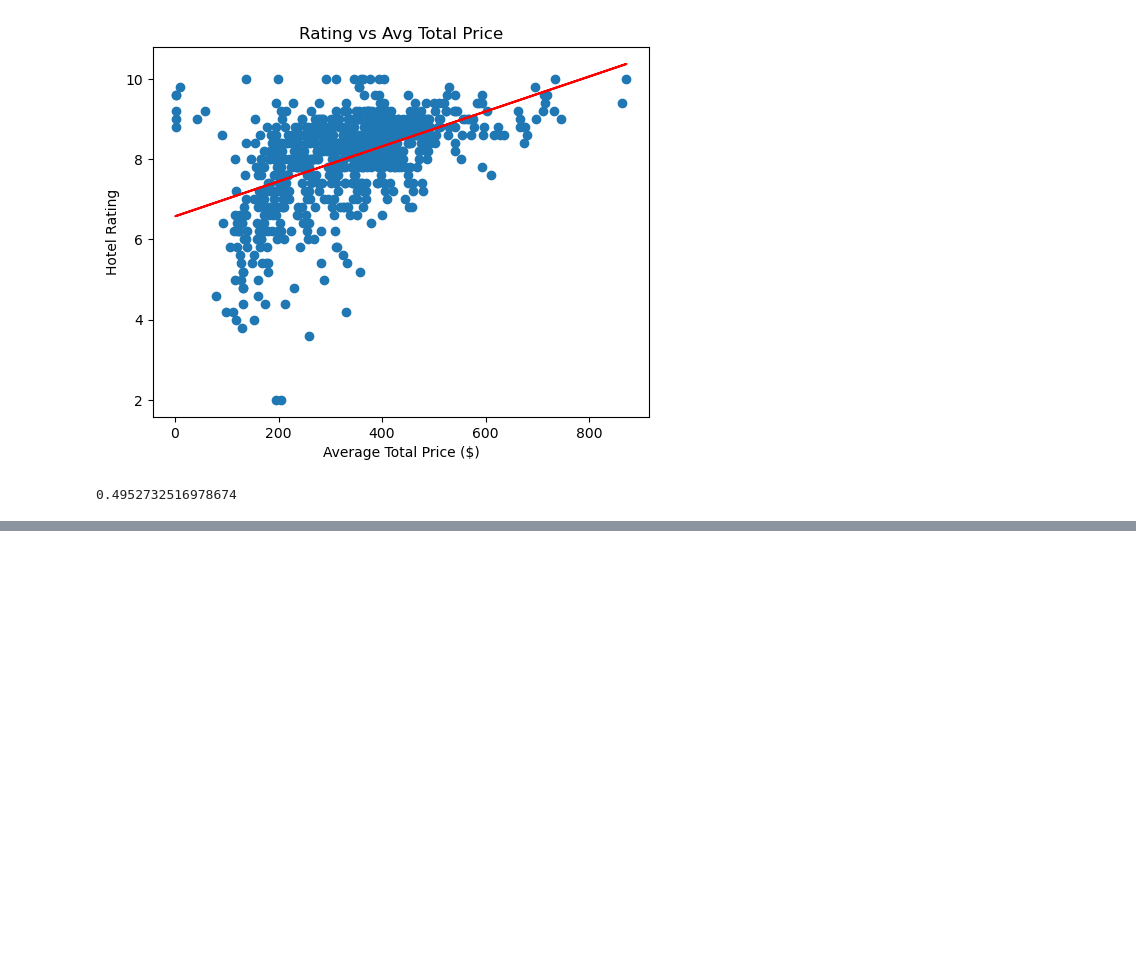
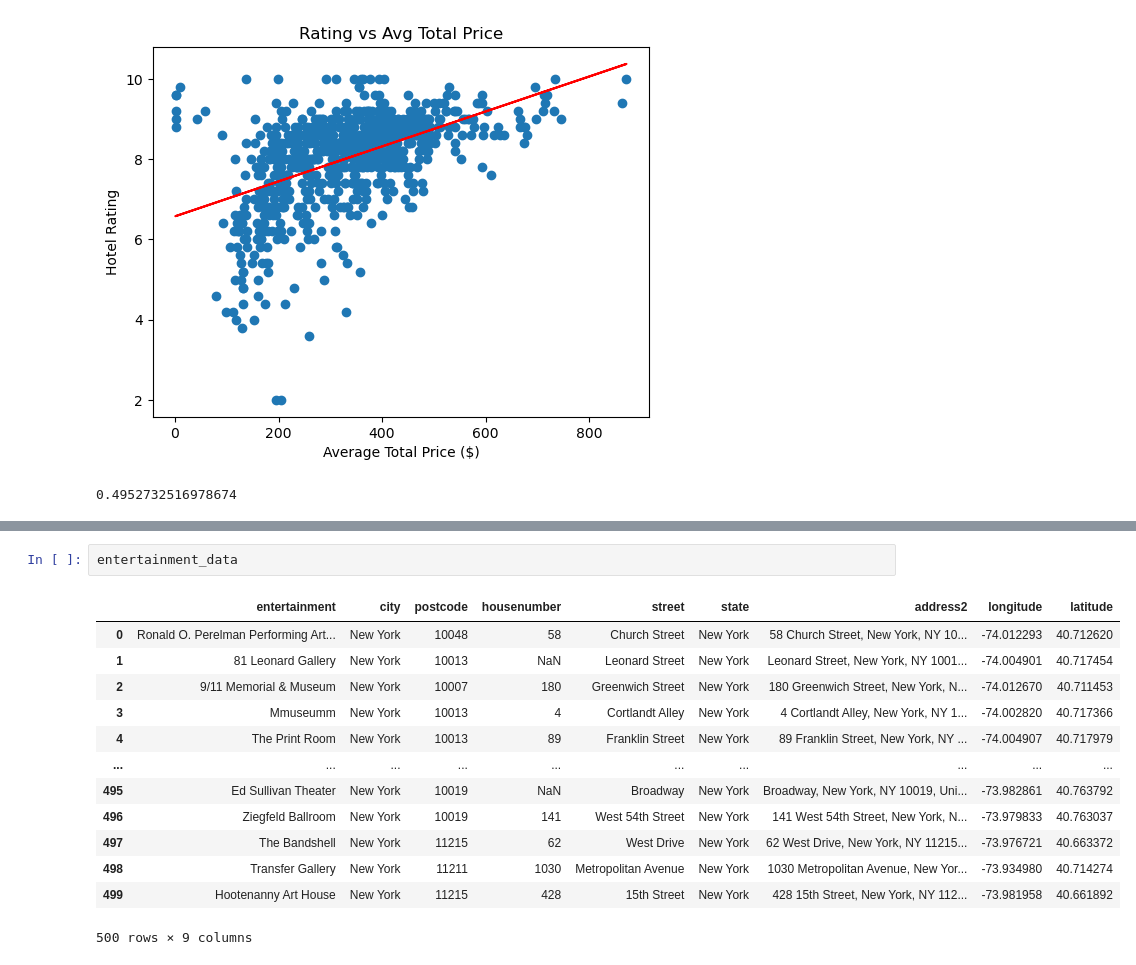
Before and after one commit to mvogel3/travel-guide-project3, a Jupyter notebook: exploratory_analysis.ipynb, the cells around one changed output, grey strips where cells are left out. Saved outputs shown, nothing was run; the diff lists cells and outputs as text; blank space fills up the shorter version.

```diff
--- a/exploratory_analysis.ipynb
+++ b/exploratory_analysis.ipynb
@@ -345,0 +363,16 @@ print(rvalue)
+# %%
+entertainment_data
+# %% [output]
+|  | entertainment | city | postcode | housenumber | street | state | address2 | longitude | latitude |
+| 0 | Ronald O. Perelman Performing Art... | New York | 10048 | 58 | Church Street | New York | 58 Church Street, New York, NY 10... | -74.012293 | 40.712620 |
+| 1 | 81 Leonard Gallery | New York | 10013 | NaN | Leonard Street | New York | Leonard Street, New York, NY 1001... | -74.004901 | 40.717454 |
+| 2 | 9/11 Memorial & Museum | New York | 10007 | 180 | Greenwich Street | New York | 180 Greenwich Street, New York, N... | -74.012670 | 40.711453 |
+| 3 | Mmuseumm | New York | 10013 | 4 | Cortlandt Alley | New York | 4 Cortlandt Alley, New York, NY 1... | -74.002820 | 40.717366 |
+| 4 | The Print Room | New York | 10013 | 89 | Franklin Street | New York | 89 Franklin Street, New York, NY ... | -74.004907 | 40.717979 |
+| ... | ... | ... | ... | ... | ... | ... | ... | ... | ... |
+| 495 | Ed Sullivan Theater | New York | 10019 | NaN | Broadway | New York | Broadway, New York, NY 10019, Uni... | -73.982861 | 40.763792 |
+| 496 | Ziegfeld Ballroom | New York | 10019 | 141 | West 54th Street | New York | 141 West 54th Street, New York, N... | -73.979833 | 40.763037 |
+| 497 | The Bandshell | New York | 11215 | 62 | West Drive | New York | 62 West Drive, New York, NY 11215... | -73.976721 | 40.663372 |
+| 498 | Transfer Gallery | New York | 11211 | 1030 | Metropolitan Avenue | New York | 1030 Metropolitan Avenue, New Yor... | -73.934980 | 40.714274 |
+| 499 | Hootenanny Art House | New York | 11215 | 428 | 15th Street | New York | 428 15th Street, New York, NY 112... | -73.981958 | 40.661892 |
+500 rows × 9 columns
```
Also changed, not shown: parts of 18 cells of this notebook.
